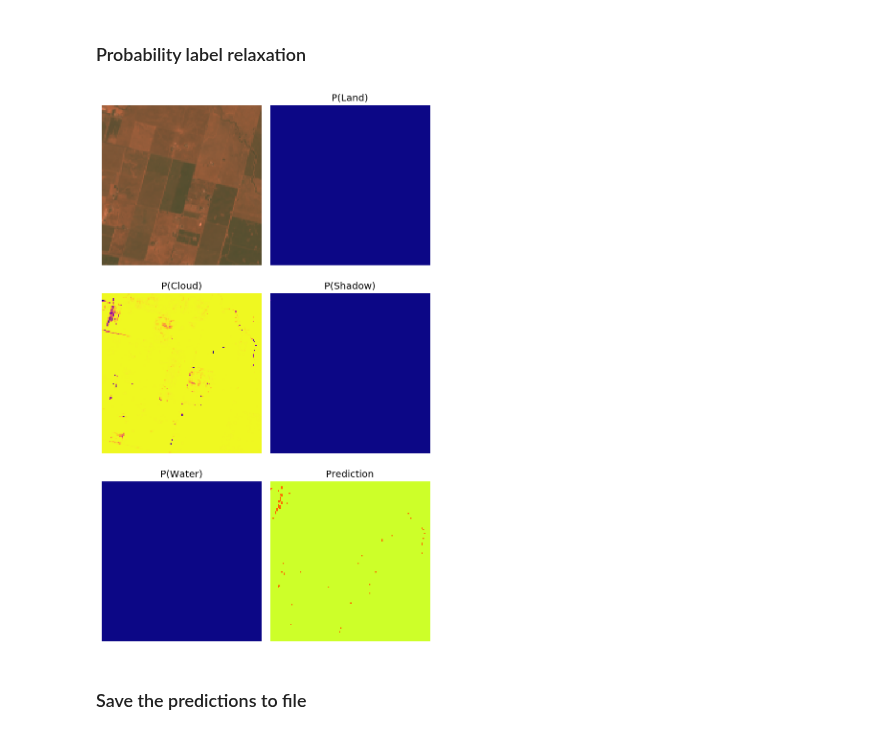
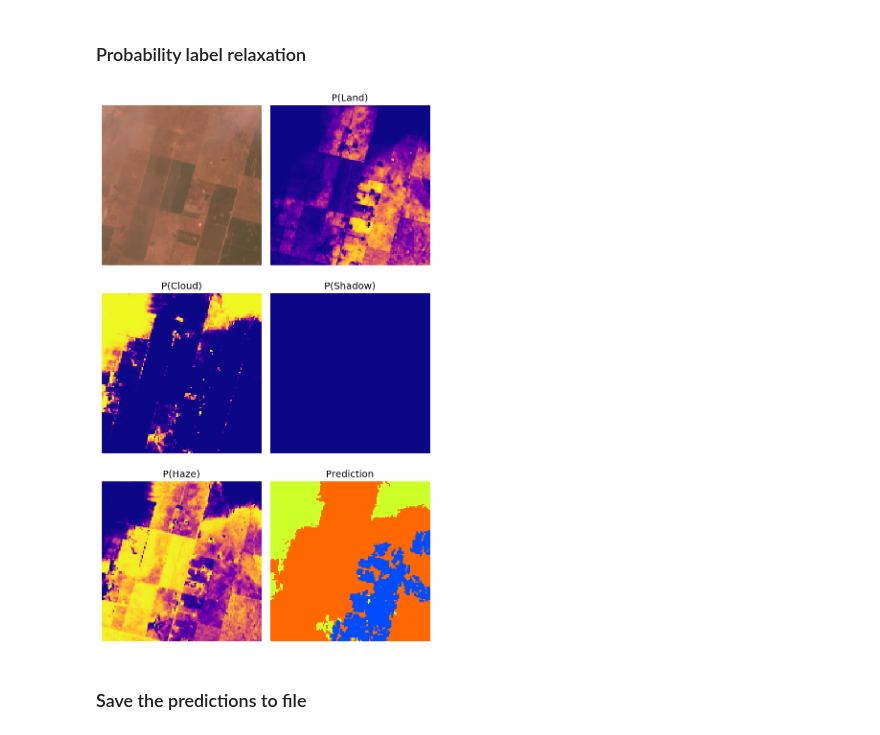
Before and after one commit to jgrss/geowombat, a Jupyter notebook: notebooks/clouds.ipynb, the cells around one changed output. Saved outputs shown, nothing was run; the diff lists cells and outputs as text; code cells hidden in the pictures.

```diff
--- a/notebooks/clouds.ipynb
+++ b/notebooks/clouds.ipynb
@@ -385,7 +390,7 @@ X_data.shape
 # %% [markdown]
 ### Augment the data
 # %%
-n_iter = 10
+n_iter = 3
 sensor = 'l7'
 
 max_rand_length = 10
@@ -665,7 +670,7 @@ pred_c = pred.copy()
 
 fig, axes = plt.subplots(3, 2, dpi=120, figsize=(6, 10))
 
-tplot = 0
+tplot = 7
 
 # Time n, mean over bands
 # rgb = np.squeeze(test[tplot].copy())
@@ -695,39 +700,39 @@ axes[1][1].imshow(pred_c[tplot][class_labels.index('s')], vmin=0, vmax=1, cmap='
 axes[1][1].set_title('P(Shadow)')
 axes[1][1].axis('off')
 
-axes[2][0].imshow(pred_c[tplot][class_labels.index('w')], vmin=0, vmax=1, cmap='plasma')
-axes[2][0].set_title('P(Water)')
+axes[2][0].imshow(pred_c[tplot][class_labels.index('h')], vmin=0, vmax=1, cmap='plasma')
+axes[2][0].set_title('P(Haze)')
 axes[2][0].axis('off')
 
 # pred_int = np.where(pred[tplot][classes.index('c')] >= pthresh, 1,
 #                     np.where(pred[tplot][classes.index('s')] >= pthresh, 2, 0))
 
 pred_int = pred_c[tplot].argmax(axis=0) + 1
 
 # pred_int = np.where((amax == classes.index('c')) & (pred[tplot][classes.index('c')] > pthresh), 1,
 #                     np.where((amax == classes.index('s')) & (pred[tplot][classes.index('s')] > pthresh), 2, 0))
 
 kernel_cross = np.array([[0, 1, 0], [1, 1, 1], [0, 1, 0]], dtype='uint8')
 kernel_square = np.array([[1, 1, 1], [1, 1, 1], [1, 1, 1]], dtype='uint8')
 
 pred_int = pymorph.closerec(pymorph.closerec(pred_int,
                                              Bdil=pymorph.secross(r=3),
                                              Bc=pymorph.secross(r=1)),
                             Bdil=pymorph.secross(r=2),
                             Bc=pymorph.secross(r=1))
 
 # pred_int = cv2.erode(np.uint8(pred_int), kernel_square, iterations=1)
 # pred_int = cv2.dilate(np.uint8(pred_int), kernel_square, iterations=3)
 
 axes[2][1].imshow(pred_int, vmin=0, vmax=5, cmap='jet')
 axes[2][1].set_title('Prediction')
 axes[2][1].axis('off')
 
 plt.tight_layout()
 
 plt.show()
 # %% [output]
-[figure, old version]
+[figure, new version]
 # %% [markdown]
 ### Save the predictions to file
 # %%
```
Also changed, not shown: parts of 7 cells of this notebook.
